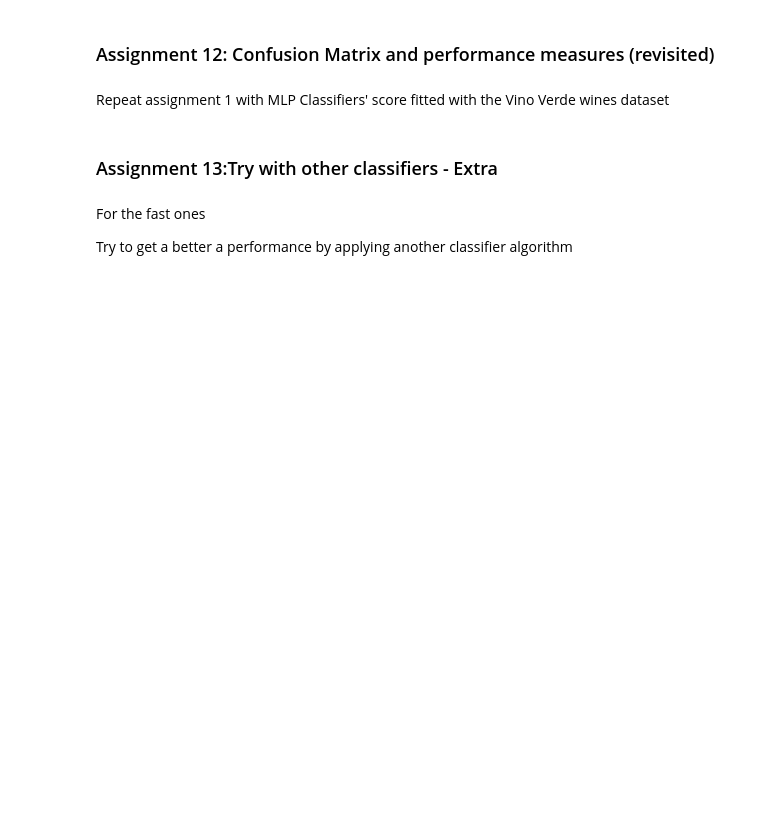
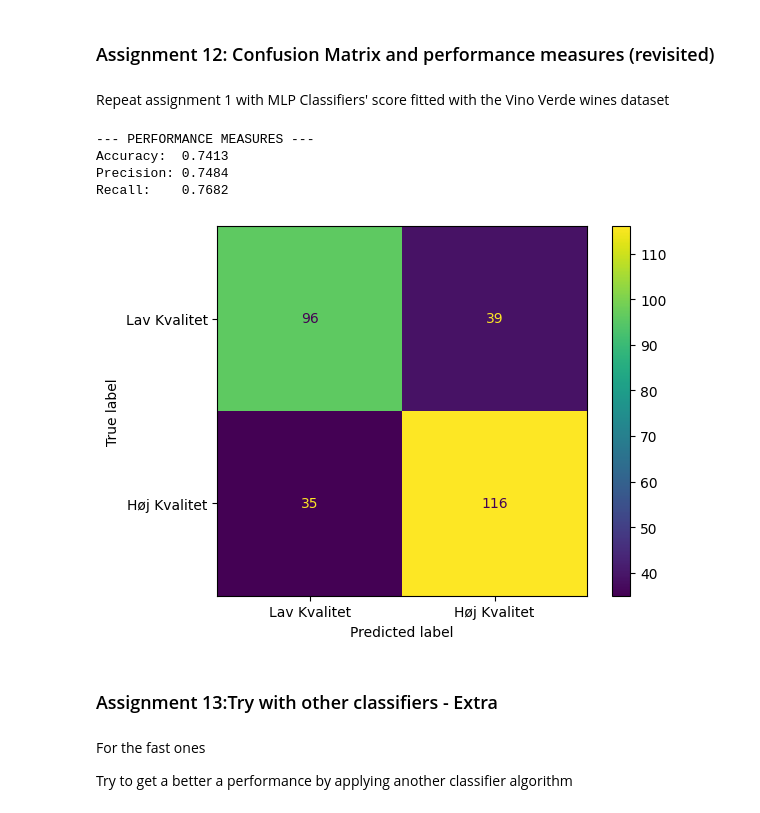
Before and after one commit to ahma004/Regression_Performance, a Jupyter notebook: Mandatory_assignment_Wine_Quality.ipynb, the cells around one changed output. Cells and saved outputs as stored; diff of their text form; code cells hidden in the pictures; blank space fills up the shorter version.

```diff
--- a/Mandatory_assignment_Wine_Quality.ipynb
+++ b/Mandatory_assignment_Wine_Quality.ipynb
@@ -253,6 +253,15 @@ Also check the following references:
 1.   MLP Classifier: https://scikit-learn.org/stable/modules/generated/sklearn.neural_network.MLPClassifier.html and Chapter 10 including code reference for this chapter: https://github.com/ageron/handson-ml3/blob/main/10_neural_nets_with_keras.ipynb
 2.   Standard scaler: https://scikit-learn.org/stable/modules/generated/sklearn.preprocessing.StandardScaler.html and chapter 2
 1.   Pipelining: https://scikit-learn.org/stable/modules/generated/sklearn.pipeline.Pipeline.html and  chapter 2
+# %%
+from sklearn.pipeline import Pipeline
+from sklearn.preprocessing import StandardScaler
+from sklearn.neural_network import MLPClassifier
+
+mlp_pipeline = Pipeline([
+    ('scaler', StandardScaler()),
+    ('mlp', MLPClassifier(hidden_layer_sizes=(50,), max_iter=500, random_state=42))
+])
 # %% [markdown]
 ### Assignment 7: Establish the MLP Classifier and pipeline (continued)
 # %% [markdown]
@@ -268,3 +304,5 @@ Answer the following questions (e.g. in a cell below):
 ### Assignment 8: Fitting the model
 # %% [markdown]
 Fit the model by calling the `fit` method on the pipeline in the cell below
+# %%
+mlp_pipeline.fit(X_train, y_train)
@@ -298,6 +388,31 @@ State your answers and observations (e.g. in a cell below)
 
 
 Repeat assignment 1 with MLP Classifiers' score fitted with the Vino Verde wines dataset
+# %%
+from sklearn.metrics import confusion_matrix, ConfusionMatrixDisplay, precision_score, recall_score, accuracy_score
+import matplotlib.pyplot as plt
+
+y_pred = mlp_pipeline.predict(X_test)
+
+accuracy = accuracy_score(y_test, y_pred)
+precision = precision_score(y_test, y_pred)
+recall = recall_score(y_test, y_pred)
+
+print("--- PERFORMANCE MEASURES ---")
+print(f"Accuracy:  {accuracy:.4f}")
+print(f"Precision: {precision:.4f}")
+print(f"Recall:    {recall:.4f}\n")
+
+cm = confusion_matrix(y_test, y_pred)
+disp = ConfusionMatrixDisplay(confusion_matrix=cm, display_labels=["Lav Kvalitet", "Høj Kvalitet"])
+disp.plot()
+plt.show()
+# %% [output]
+--- PERFORMANCE MEASURES ---
+Accuracy:  0.7413
+Precision: 0.7484
+Recall:    0.7682
+[figure, added]
 # %% [markdown]
 ### Assignment 13:Try with other classifiers - Extra
 # %% [markdown]
```
Also changed, not shown: parts of 9 cells of this notebook.
